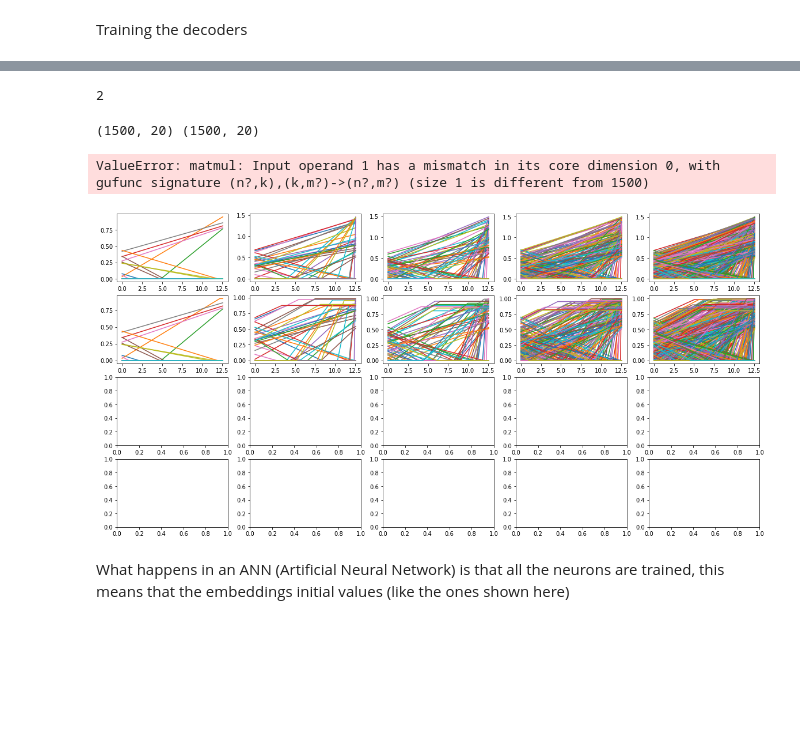
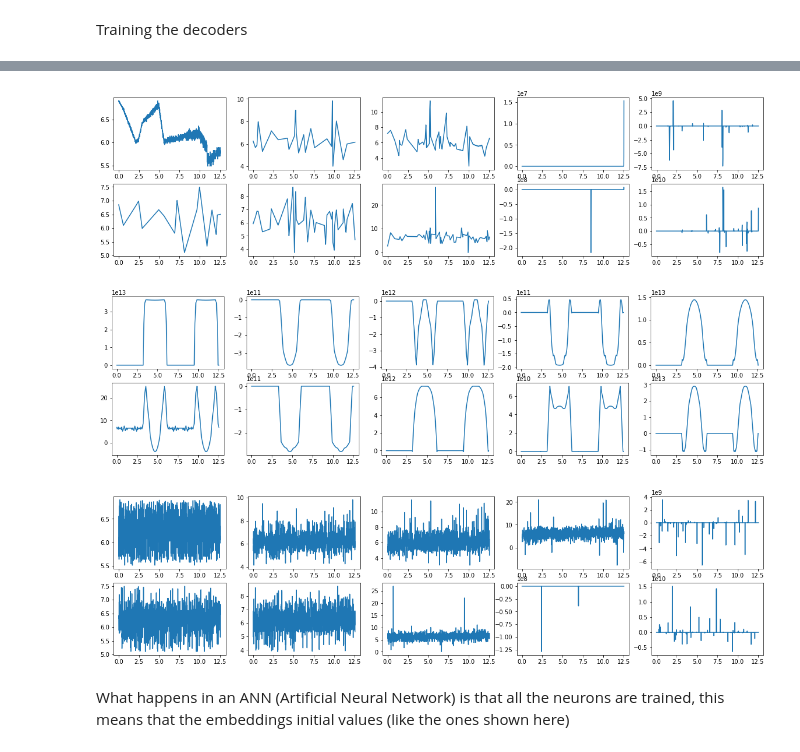
Before and after one commit to leomrocha/neural-representations, a Jupyter notebook: notebooks/ScalarRepresentation_tests.ipynb, the cells around one changed output, grey strips where cells are left out. Saved outputs shown, nothing was run; the diff lists cells and outputs as text; code cells hidden in the pictures; blank space fills up the shorter version.

Commit message:
corrected linear regression input training data order

```diff
--- a/notebooks/ScalarRepresentation_tests.ipynb
+++ b/notebooks/ScalarRepresentation_tests.ipynb
@@ -285,11 +269,13 @@ Given an input an an encoder, find the saturated and non saturated decoders
 def train_decoders(x_data, y_data, enc, test_size=0.5):
     y_ns, y_sat = enc.encode(y_data)
 
-    x_train, x_test, y_train, y_test = train_test_split(x_data, y_ns, test_size=test_size)
+#     x_train, x_test, y_train, y_test = train_test_split(x_data, y_ns, test_size=test_size)
+    x_train, x_test, y_train, y_test = train_test_split(y_ns, x_data, test_size=test_size)
+#     print("shapes: ", x_train.shape, x_test.shape, y_train.shape, y_test.shape)
     lm_ns = linear_model.LinearRegression()
     model_ns = lm_ns.fit(x_train, y_train)
 
-    x_train_sat, x_test_sat, y_train_sat, y_test_sat = train_test_split(x_data, y_sat, test_size=test_size)
+    x_train_sat, x_test_sat, y_train_sat, y_test_sat = train_test_split(y_sat, x_data, test_size=test_size)
     lm_sat = linear_model.LinearRegression()
     model_sat = lm_sat.fit(x_train_sat, y_train_sat)
 
@@ -351,31 +313,48 @@ Wall time: 85.6 ms
 # %%
 lin_e, sin_e, rand_e = enc
-# %%
-len(lin_e[0])
-# %% [output]
-2
-# %%
-lin_e_dec = []
-
-for mod, data in zip(models, lin_e):
-    print(data[0].shape, data[1].shape)
-    dec_ns = mod[0][2].predict(np.transpose(data[0]))
-#     dec_sat = mod[1][2].predict(np.transpose(data[1]))
-#     lin_e_dec.append((dec_ns,dec_sat))
-
-# lin_dec =[m[1].predict() models]
-# %% [output]
-(1500, 20) (1500, 20)
-ValueError: matmul: Input operand 1 has a mismatch in its core dimension 0, with gufunc signature (n?,k),(k,m?)->(n?,m?) (size 1 is different from 1500)
+# %%
+lin_e_dec = []
+
+for mod, data in zip(models, lin_e):
+#     print(data[0].shape, data[1].shape)
+    # non saturated model [0], fitted model [2]
+    dec_ns = mod[0][2].predict(data[0])
+    dec_sat = mod[1][2].predict(data[1])
+    lin_e_dec.append((dec_ns,dec_sat))
+
+sin_e_dec = []
+
+for mod, data in zip(models, sin_e):
+#     print(data[0].shape, data[1].shape)
+    # non saturated model [0], fitted model [2]
+    dec_ns = mod[0][2].predict(data[0])
+    dec_sat = mod[1][2].predict(data[1])
+    sin_e_dec.append((dec_ns,dec_sat))
+
+
+rand_e_dec = []
+
+for mod, data in zip(models, rand_e):
+#     print(data[0].shape, data[1].shape)
+    # non saturated model [0], fitted model [2]
+    dec_ns = mod[0][2].predict(data[0])
+    dec_sat = mod[1][2].predict(data[1])
+    rand_e_dec.append((dec_ns,dec_sat))
 # %%
-f, axes = plt.subplots(4,5, figsize=(20, 10))
-
-plot_data(lin_e)
-
-
-# plot_data(dec_lin_e, ns_axe=3, sat_axe=4)
+f, axes = plt.subplots(2,5, figsize=(20, 5))
+plot_data(lin_e_dec, ns_axe=0, sat_axe=1)
 # %% [output]
-[figure, old version]
+[figure, new version]
+# %%
+f, axes = plt.subplots(2,5, figsize=(20, 5))
+plot_data(sin_e_dec, ns_axe=0, sat_axe=1)
+# %% [output]
+[figure, added]
+# %%
+f, axes = plt.subplots(2,5, figsize=(20, 5))
+plot_data(rand_e_dec, ns_axe=0, sat_axe=1)
+# %% [output]
+[figure, added]
 # %% [markdown]
 What happens in an ANN (Artificial Neural Network) is that all the neurons are trained, this means that the embeddings initial values (like the ones shown here)
 # %%
```
Also changed, not shown: parts of 13 cells of this notebook.
